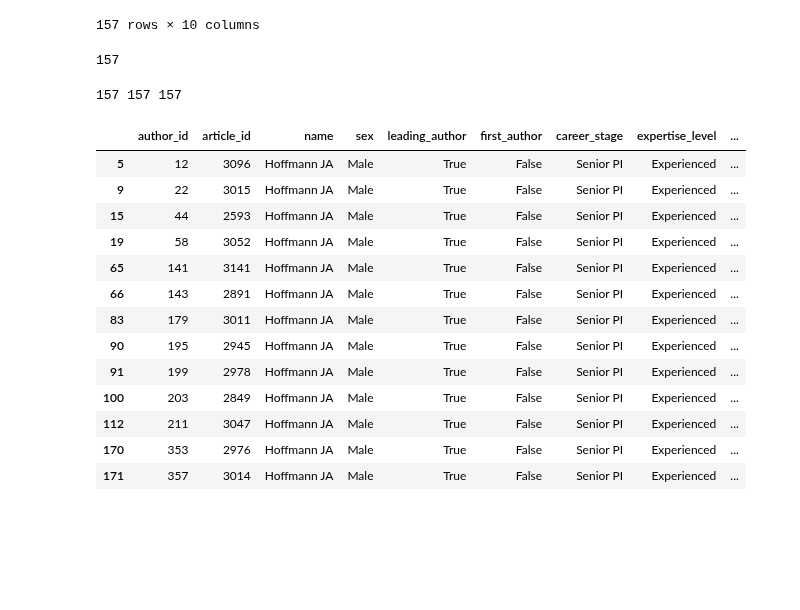
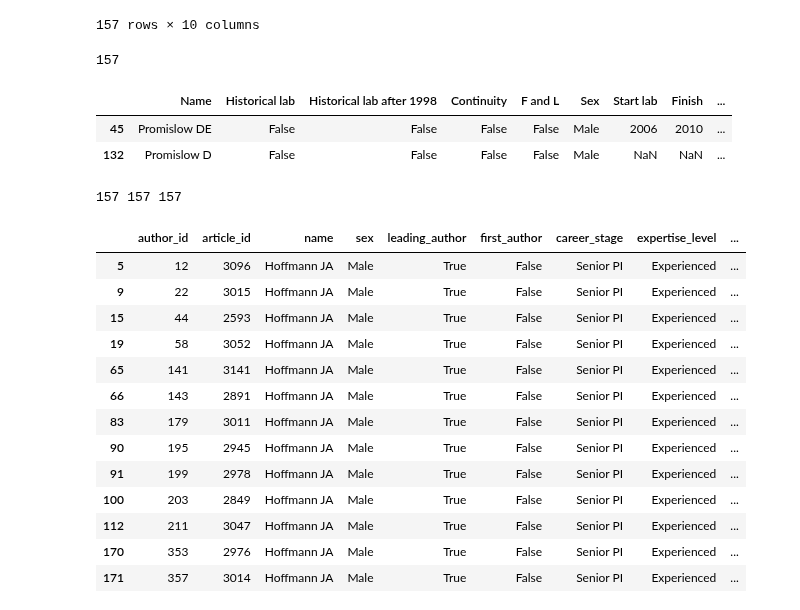
Before and after one commit to jcblemai/drosophila-reproducibility, a Jupyter notebook: preprocess_xlsx.ipynb, the cells around one changed output. Saved outputs shown, nothing was run; the diff lists cells and outputs as text; code cells hidden in the pictures; blank space fills up the shorter version.

```diff
--- a/preprocess_xlsx.ipynb
+++ b/preprocess_xlsx.ipynb
@@ -329,5 +326,11 @@ leading_authors_covar.loc[leading_authors_covar["Historical lab after 1998"] ==
 leading_authors_covar.loc[leading_authors_covar["last_author_key"] == "silverman n", "Historical lab after 1998"] = False
 #  Bruno : Je considere maintenant les historical lab comme :
 # K .Söderhall, J. Hoffmann, J.-M. Reichhart, D. Hultmark, H. Steiner, TM Rizki, S. Natori, A. Nappi, I Faye and E. Gateff.
-leading_authors_covar.loc[leading_authors_covar["Historical lab after 1998"]==True, "last_author_key"]
+update_to_continuity = ["Badenhorst P", "Boccard F", "Fauvarque MO", "Gay NJ"]
+for aut_key in update_to_continuity:
+    print( leading_authors_covar.loc[leading_authors_covar["Name"] == aut_key, "Continuity"])
+    leading_authors_covar.loc[leading_authors_covar["Name"] == aut_key, "Continuity"] = True
+
+leading_authors_covar.loc[leading_authors_covar["Name"] == "Ehret-Sabatier L", "Continuity"] = False
+leading_authors_covar.loc[leading_authors_covar["Name"] == "Tatar M", "Continuity"] = False
 # %% [output]
@@ -368,6 +378,12 @@ leading_authors_covar
 len(authors_db[authors_db["leading_author"]]["author_key"].unique())
 # %% [output]
 157
+# %%
+leading_authors_covar[leading_authors_covar["last_author_key"].str.contains("promislow")]
+# %% [output]
+|  | Name | Historical lab | Historical lab after 1998 | Continuity | F and L | Sex | Start lab | Finish | ... |
+| 45 | Promislow DE | False | False | False | False | Male | 2006 | 2010 | ... |
+| 132 | Promislow D | False | False | False | False | Male | NaN | NaN | ... |
 # %%
 leading_authors_db = authors_db[authors_db["leading_author"]].copy()
 leading_author_all = pd.merge(leading_authors_db, leading_authors_covar, how="left",
```
Also changed, not shown: parts of 7 cells of this notebook.
